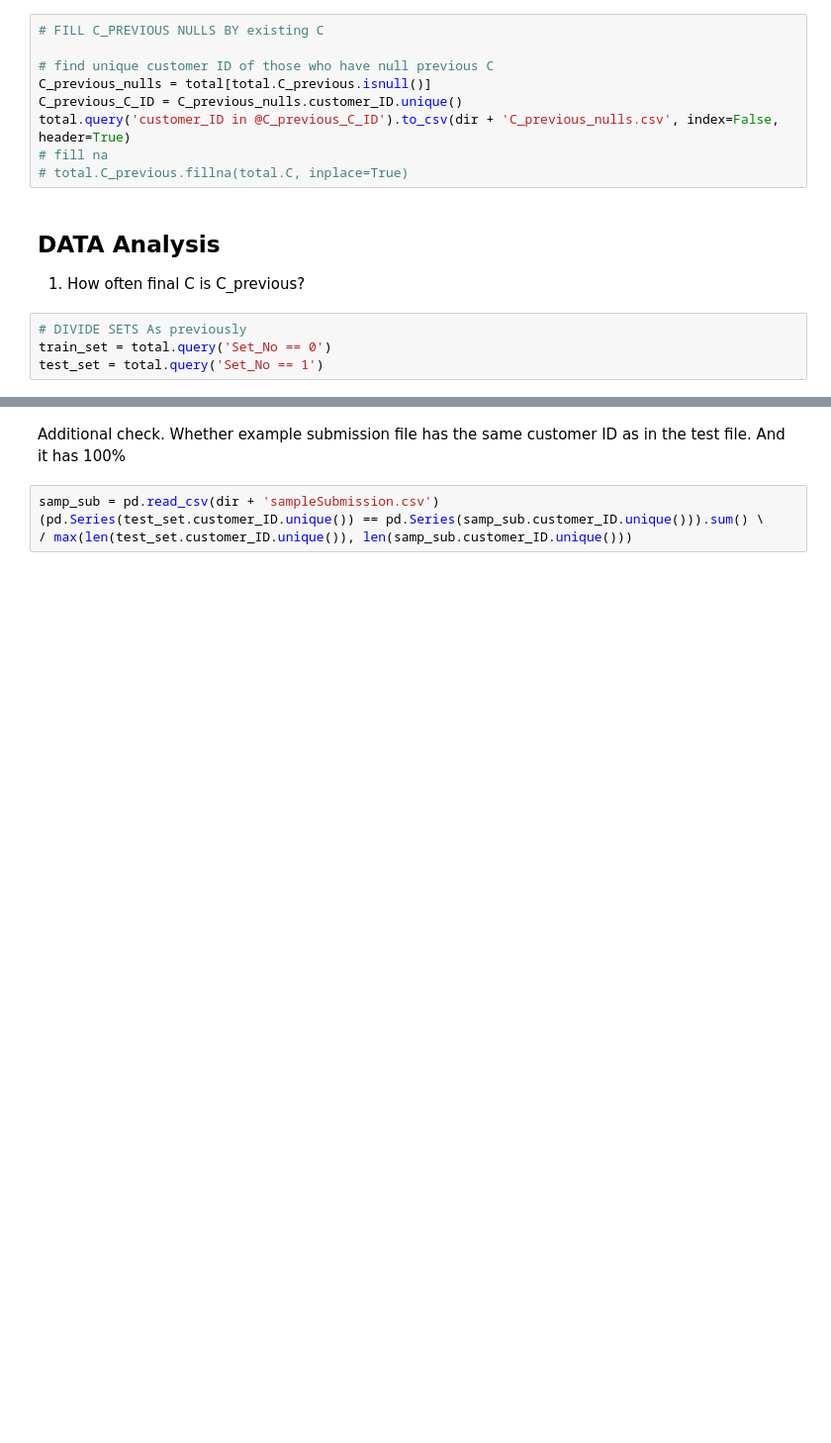
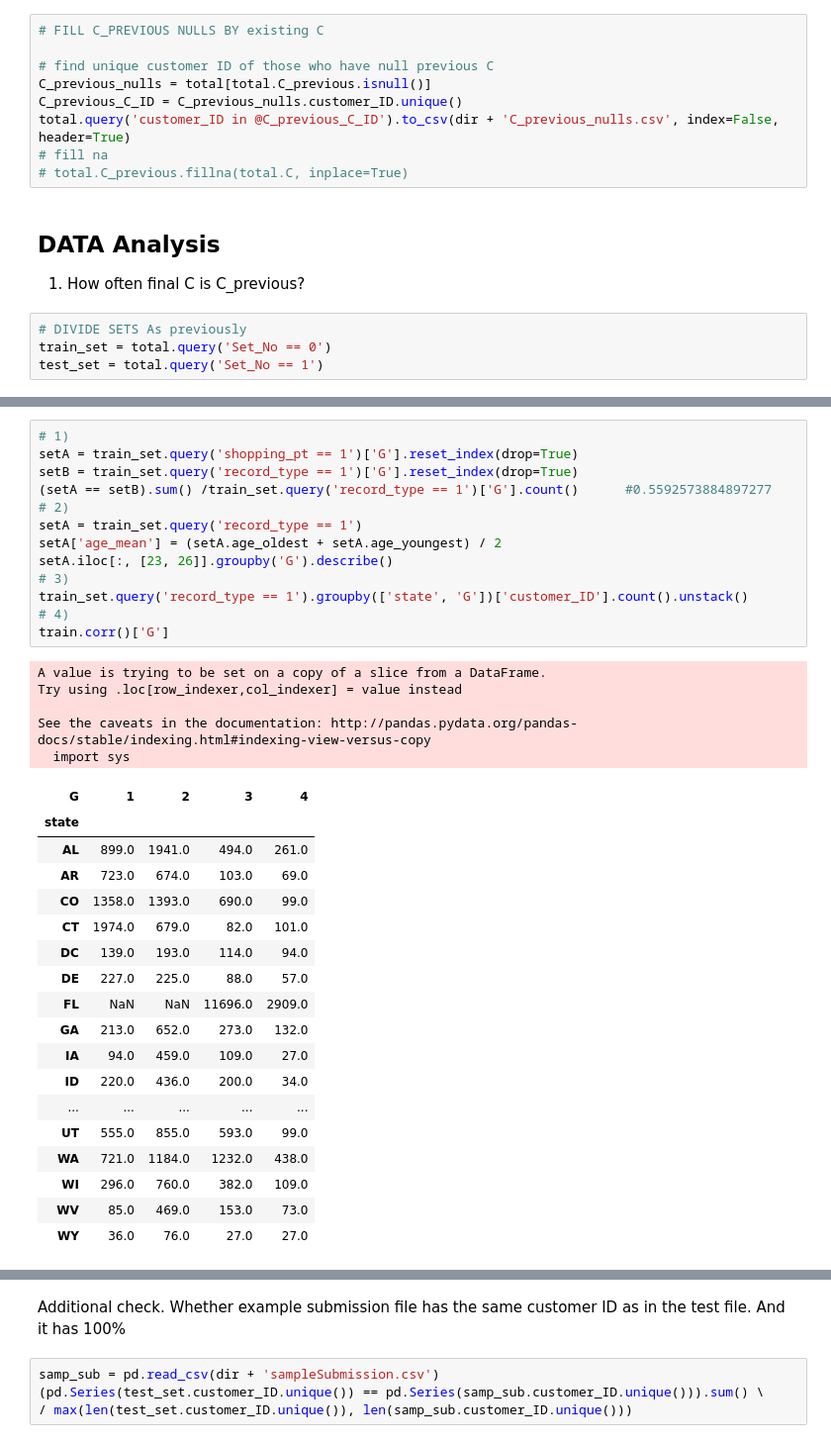
Before and after one commit to MateuszKonopelski/Kaggle, a Jupyter notebook: Project3_AllState/Allstate_code.ipynb, the cells around one changed output, grey strips where cells are left out. Shown: that part at 99% size. Saved outputs shown, nothing was run; the diff lists cells and outputs as text; blank space fills up the shorter version.

```diff
--- a/Project3_AllState/Allstate_code.ipynb
+++ b/Project3_AllState/Allstate_code.ipynb
@@ -286,0 +304,37 @@ setA
+# %%
+# 1)
+setA = train_set.query('shopping_pt == 1')['G'].reset_index(drop=True)
+setB = train_set.query('record_type == 1')['G'].reset_index(drop=True)
+(setA == setB).sum() /train_set.query('record_type == 1')['G'].count()      #0.5592573884897277
+# 2)
+setA = train_set.query('record_type == 1')
+setA['age_mean'] = (setA.age_oldest + setA.age_youngest) / 2
+setA.iloc[:, [23, 26]].groupby('G').describe()
+# 3)
+train_set.query('record_type == 1').groupby(['state', 'G'])['customer_ID'].count().unstack()
+# 4)
+train.corr()['G']
+# %% [output]
+A value is trying to be set on a copy of a slice from a DataFrame.
+Try using .loc[row_indexer,col_indexer] = value instead
+
+See the caveats in the documentation: http://pandas.pydata.org/pandas-docs/stable/indexing.html#indexing-view-versus-copy
+  import sys
+| G | 1 | 2 | 3 | 4 |
+| state |  |  |  |  |
+| AL | 899.0 | 1941.0 | 494.0 | 261.0 |
+| AR | 723.0 | 674.0 | 103.0 | 69.0 |
+| CO | 1358.0 | 1393.0 | 690.0 | 99.0 |
+| CT | 1974.0 | 679.0 | 82.0 | 101.0 |
+| DC | 139.0 | 193.0 | 114.0 | 94.0 |
+| DE | 227.0 | 225.0 | 88.0 | 57.0 |
+| FL | NaN | NaN | 11696.0 | 2909.0 |
+| GA | 213.0 | 652.0 | 273.0 | 132.0 |
+| IA | 94.0 | 459.0 | 109.0 | 27.0 |
+| ID | 220.0 | 436.0 | 200.0 | 34.0 |
+| ... | ... | ... | ... | ... |
+| UT | 555.0 | 855.0 | 593.0 | 99.0 |
+| WA | 721.0 | 1184.0 | 1232.0 | 438.0 |
+| WI | 296.0 | 760.0 | 382.0 | 109.0 |
+| WV | 85.0 | 469.0 | 153.0 | 73.0 |
+| WY | 36.0 | 76.0 | 27.0 | 27.0 |
```
Also changed, not shown: parts of 16 cells of this notebook.
